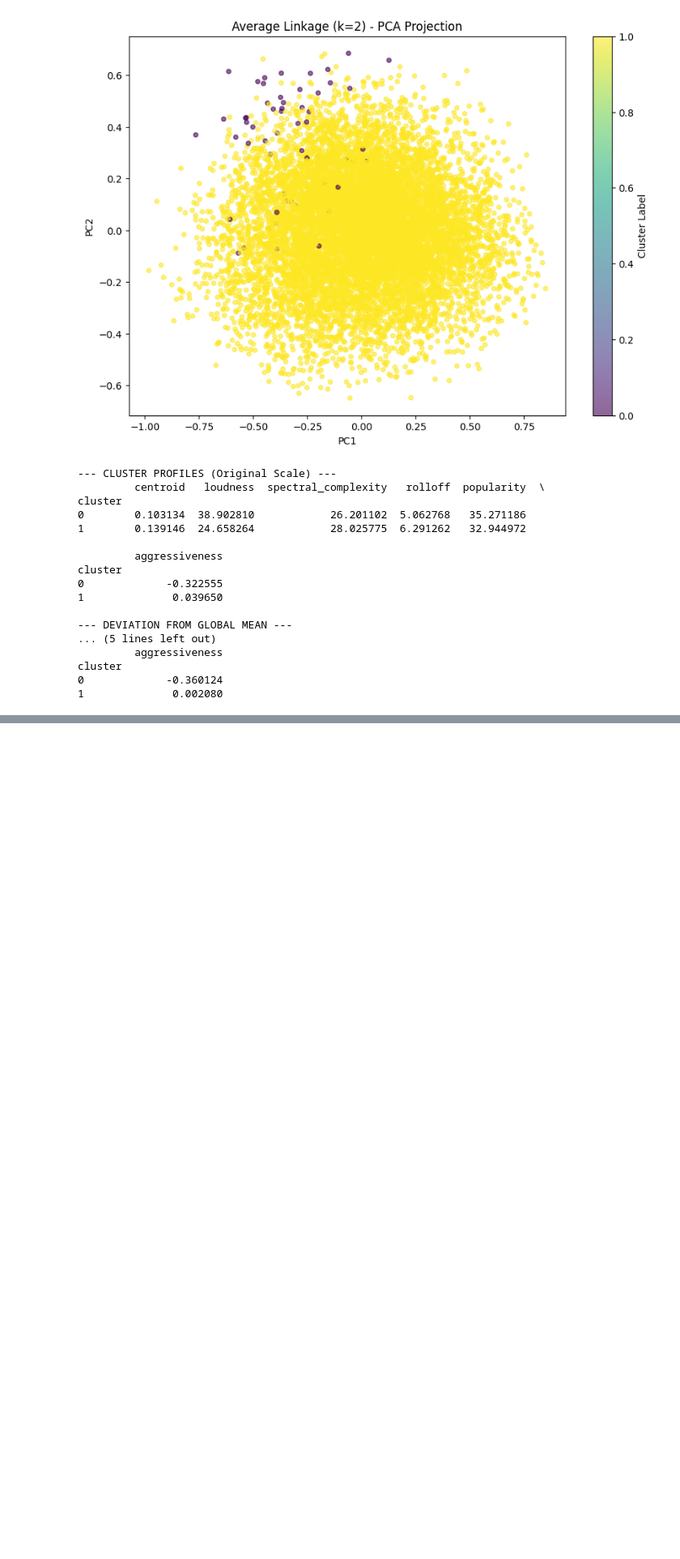
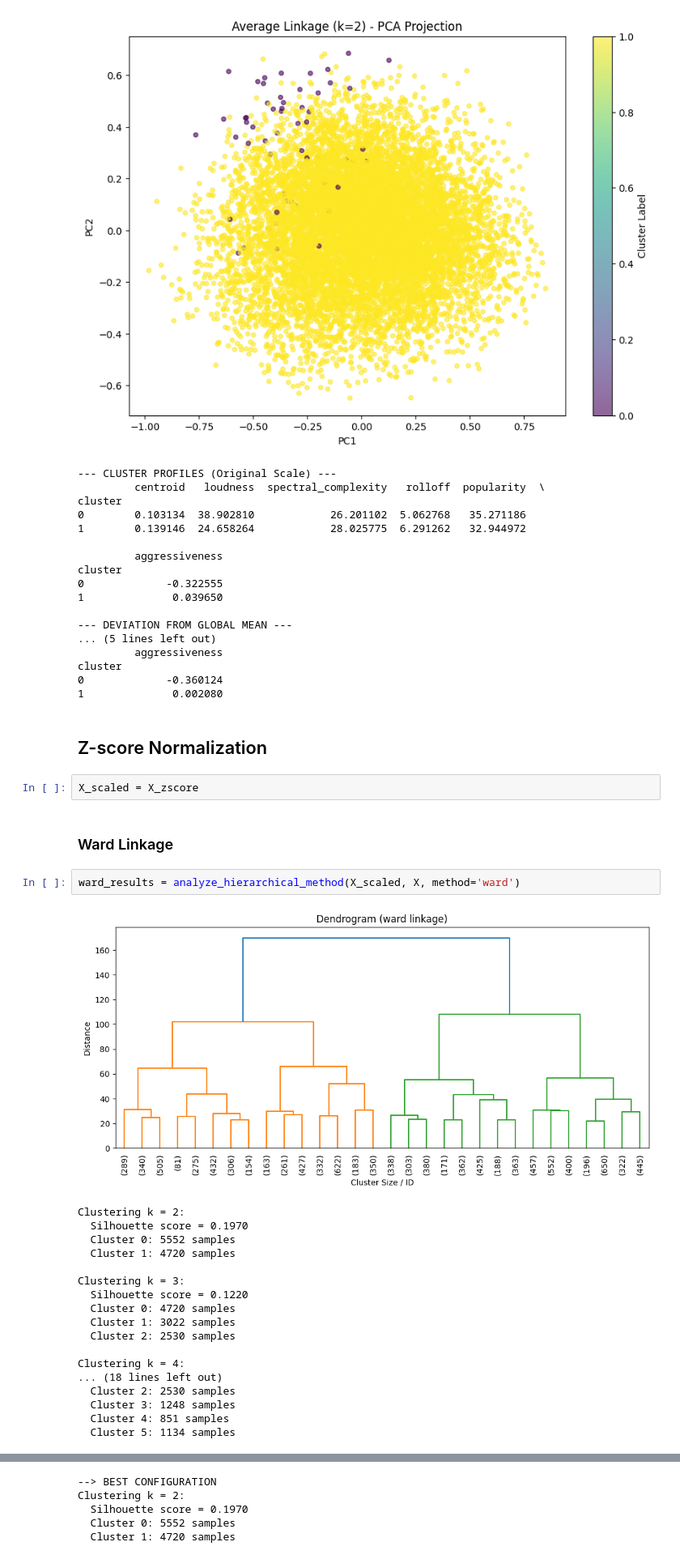
Before and after one commit to abderrahmane-salmi/UNIPI-Data-Mining-Project, a Jupyter notebook: task2/hierarchical copy.ipynb, the cells around one changed output, grey strips where cells are left out. Shown at 81% size. Drawn from its saved outputs; the diff is of its cells as text; blank space fills up the shorter version.

Commit message:
merged both normalizations into one notbook

```diff
--- a/task2/hierarchical copy.ipynb
+++ b/task2/hierarchical copy.ipynb
@@ -416,3 +416,30 @@ cluster
 cluster
 0             -0.360124
 1              0.002080
+# %% [markdown]
+## Z-score Normalization
+# %%
+X_scaled = X_zscore
+# %% [markdown]
+### Ward Linkage
+# %%
+ward_results = analyze_hierarchical_method(X_scaled, X, method='ward')
+# %% [output]
+[figure, added]
+Clustering k = 2:
+  Silhouette score = 0.1970
+  Cluster 0: 5552 samples
+  Cluster 1: 4720 samples
+
+Clustering k = 3:
+  Silhouette score = 0.1220
+  Cluster 0: 4720 samples
+  Cluster 1: 3022 samples
+  Cluster 2: 2530 samples
+
+Clustering k = 4:
+... (18 lines left out)
+  Cluster 2: 2530 samples
+  Cluster 3: 1248 samples
+  Cluster 4: 851 samples
+  Cluster 5: 1134 samples
@@ -418,0 +448,5 @@ cluster
+--> BEST CONFIGURATION
+Clustering k = 2:
+  Silhouette score = 0.1970
+  Cluster 0: 5552 samples
+  Cluster 1: 4720 samples
```
Also changed, not shown: parts of 7 cells of this notebook.
